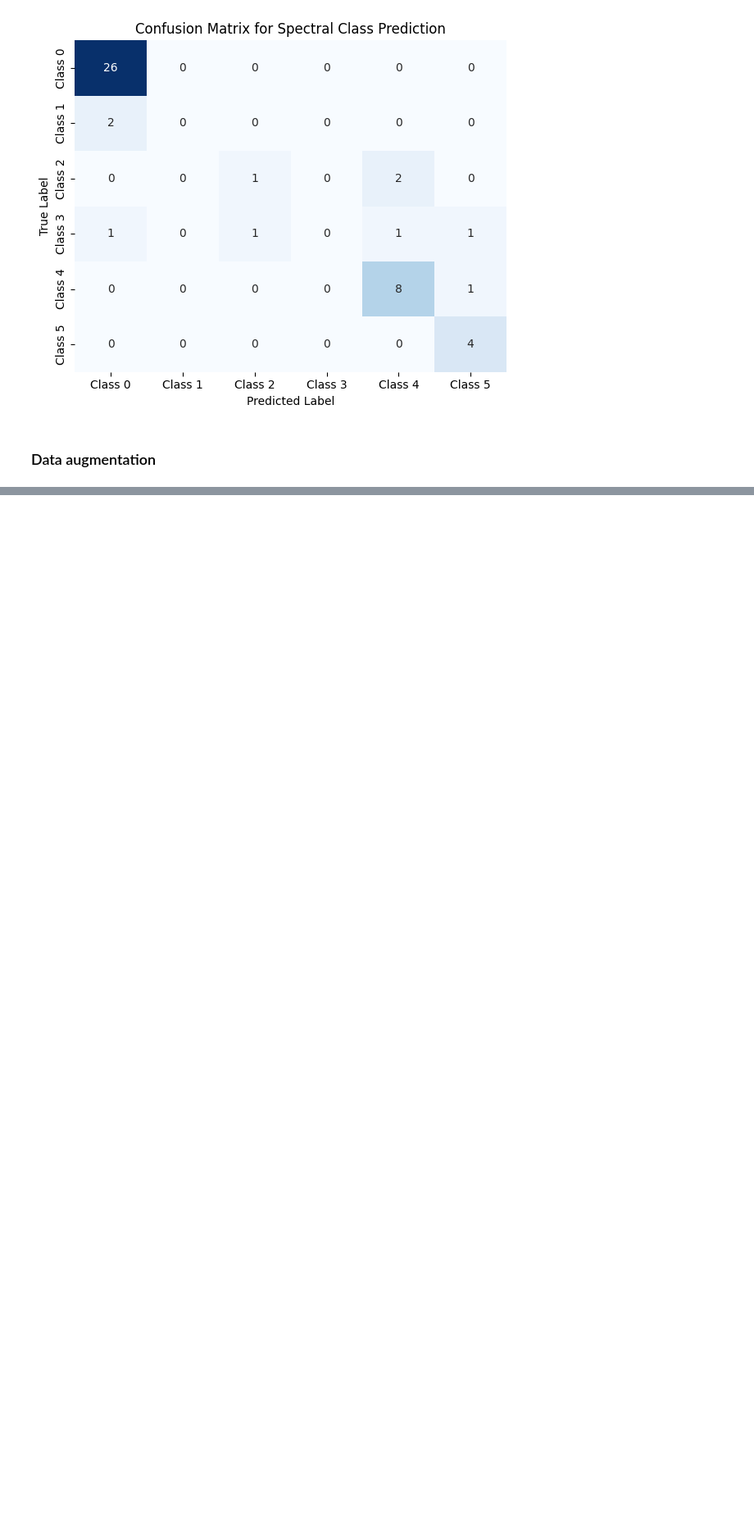
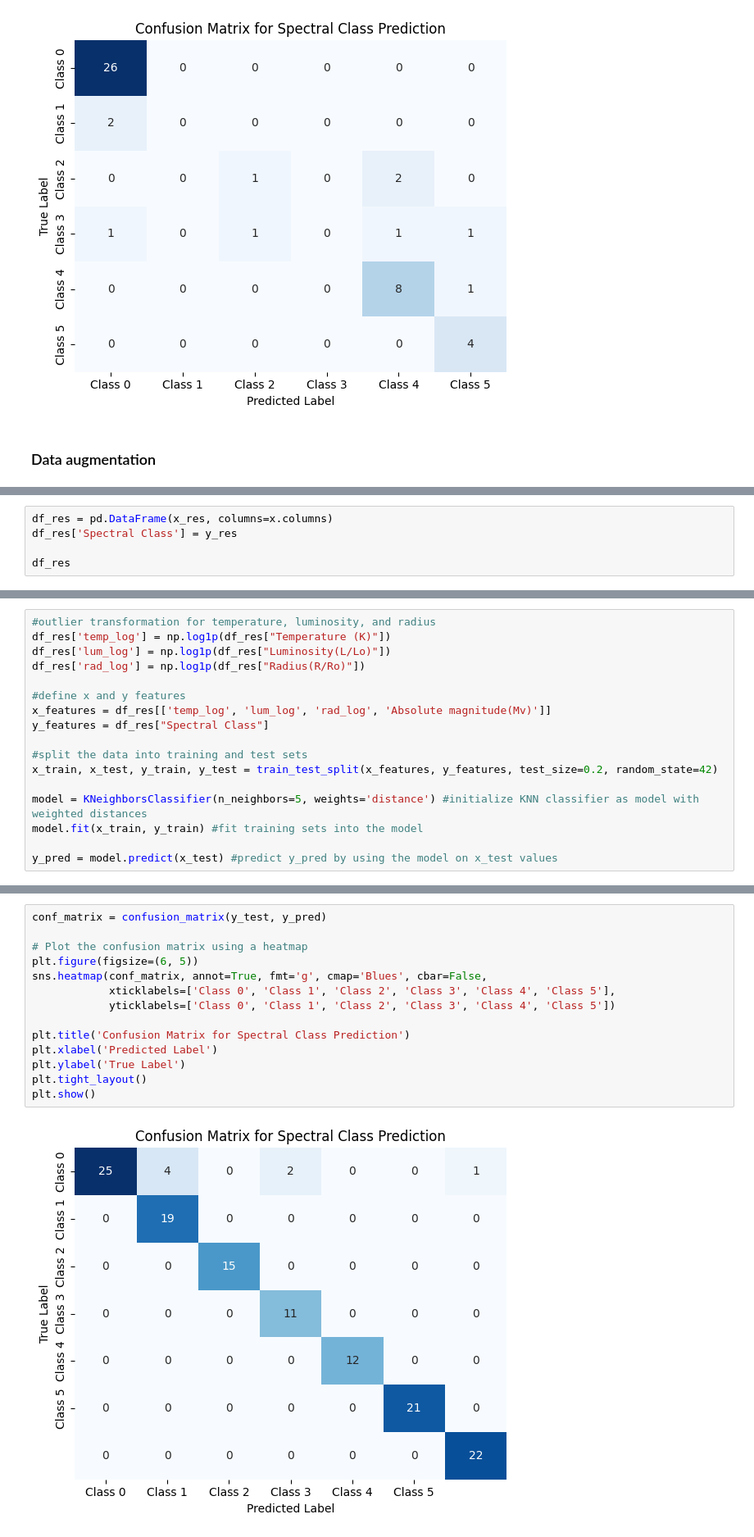
Before and after one commit to Sunnyshio/Spectral-Classification-of-a-Star, a Jupyter notebook: predicting-the-stellar-classification-of-a-star.ipynb, the cells around one changed output, grey strips where cells are left out. Shown at 82% size. Drawn from its saved outputs; the diff is of its cells as text; blank space fills up the shorter version.

Commit message:
did data augmentation using Random over-sampling from imblearn

```diff
--- a/predicting-the-stellar-classification-of-a-star.ipynb
+++ b/predicting-the-stellar-classification-of-a-star.ipynb
@@ -321,0 +343,5 @@ plt.show()
+# %%
+df_res = pd.DataFrame(x_res, columns=x.columns)
+df_res['Spectral Class'] = y_res
+
+df_res
@@ -321,0 +362,17 @@ plt.show()
+# %%
+#outlier transformation for temperature, luminosity, and radius
+df_res['temp_log'] = np.log1p(df_res["Temperature (K)"])
+df_res['lum_log'] = np.log1p(df_res["Luminosity(L/Lo)"])
+df_res['rad_log'] = np.log1p(df_res["Radius(R/Ro)"])
+
+#define x and y features
+x_features = df_res[['temp_log', 'lum_log', 'rad_log', 'Absolute magnitude(Mv)']]
+y_features = df_res["Spectral Class"]
+
+#split the data into training and test sets
+x_train, x_test, y_train, y_test = train_test_split(x_features, y_features, test_size=0.2, random_state=42)
+
+model = KNeighborsClassifier(n_neighbors=5, weights='distance') #initialize KNN classifier as model with weighted distances
+model.fit(x_train, y_train) #fit training sets into the model
+
+y_pred = model.predict(x_test) #predict y_pred by using the model on x_test values
@@ -321,0 +401,16 @@ plt.show()
+# %%
+conf_matrix = confusion_matrix(y_test, y_pred)
+
+# Plot the confusion matrix using a heatmap
+plt.figure(figsize=(6, 5))
+sns.heatmap(conf_matrix, annot=True, fmt='g', cmap='Blues', cbar=False,
+            xticklabels=['Class 0', 'Class 1', 'Class 2', 'Class 3', 'Class 4', 'Class 5'],
+            yticklabels=['Class 0', 'Class 1', 'Class 2', 'Class 3', 'Class 4', 'Class 5'])
+
+plt.title('Confusion Matrix for Spectral Class Prediction')
+plt.xlabel('Predicted Label')
+plt.ylabel('True Label')
+plt.tight_layout()
+plt.show()
+# %% [output]
+[figure, added]
```
Also changed, not shown: parts of 5 cells of this notebook.
